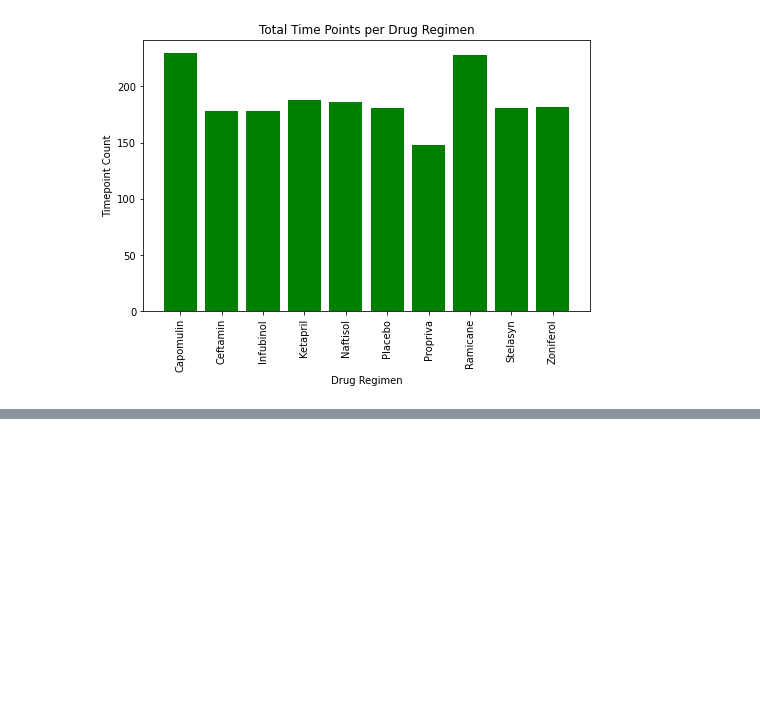
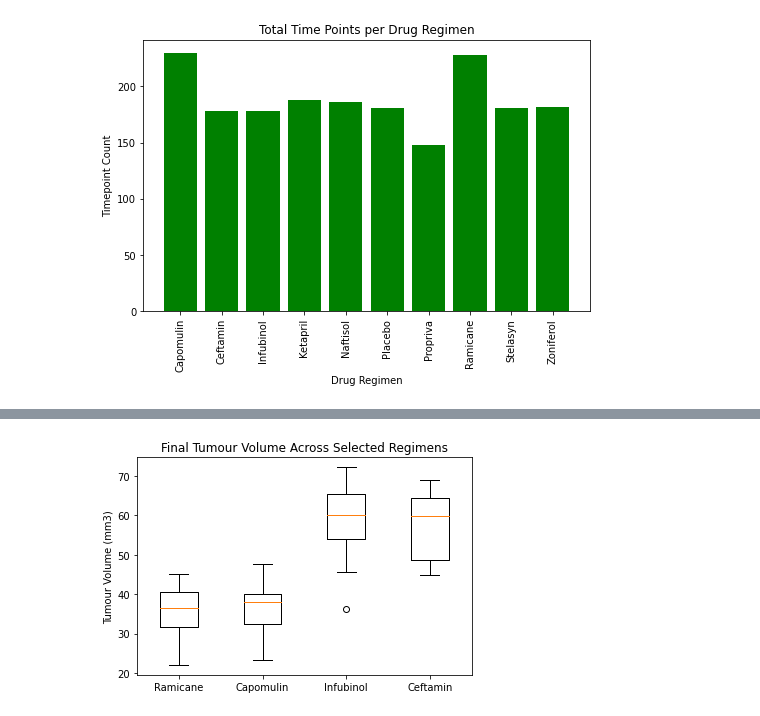
Before and after one commit to JoshMBell/Data_Visualization_Challenge, a Jupyter notebook: pymaceuticals_starter.ipynb, the cells around one changed output, grey strips where cells are left out. Saved outputs shown, nothing was run; the diff lists cells and outputs as text; code cells hidden in the pictures; blank space fills up the shorter version.

```diff
--- a/pymaceuticals_starter.ipynb
+++ b/pymaceuticals_starter.ipynb
@@ -191,3 +237,6 @@ plt.show()
 # %%
 #Calculate Quartiles, Find Outliers, and Create a Box Plot----------------------------------------------
-#prepare data in correct format/groups
+
+mouseID_timepoint_max = results_cleaned.groupby(["Mouse_ID", "Drug_Regimen"]).tail(1)
+print("Data containing the final timepoint for each unique Mouse_ID")
+mouseID_timepoint_max
@@ -204,0 +258,4 @@ plt.show()
+# %%
+treatments = ['Ramicane', 'Capomulin', 'Infubinol', 'Ceftamin']
+boxplot_groups = mouseID_timepoint_max[mouseID_timepoint_max['Drug_Regimen'].isin(treatments)]
+boxplot_groups
@@ -204,0 +276,19 @@ plt.show()
+# %%
+#Create a list that holds the treatment names as well as a second, empty list to hold the tumour volume data.
+treatments = ['Ramicane', 'Capomulin', 'Infubinol', 'Ceftamin']
+tumor_vol = []
+outliers = []
+
+for treatment in treatments:
+    regimen = boxplot_groups[boxplot_groups['Drug_Regimen'] == treatment]['Tumour_Volume_(mm3)']
+    tumor_vol.append(regimen.tolist())
+
+# Determine outliers using upper and lower bounds
+    quartiles = regimen.quantile([.25,.5,.75])
+    lowerq = quartiles[0.25]
+    upperq = quartiles[0.75]
+    iqr = upperq - lowerq
+    lower_bound = lowerq - (1.5*iqr)
+    upper_bound = upperq + (1.5*iqr)
+    outlier = regimen[(regimen < lower_bound) | (regimen > upper_bound)].tolist()
+    outliers.append(outlier)
@@ -205,6 +310,13 @@ plt.show()
 # %%
-#generate a box plot that shows the distribution of the final tumour volume for all the mice in each treatment group. Highlight any potential
-#outliers in the plot by changing their color and style.
+#generate a box plot that shows the distribution of the final tumour volume for all the mice in each treatment group.
+#Highlight any potential outliers in the plot by changing their color and style.
+fig1, ax1 = plt.subplots()
+ax1.set_title('Final Tumour Volume Across Selected Regimens')
+ax1.set_ylabel('Tumour Volume (mm3)')
+ax1.boxplot(tumor_vol, labels = treatments)
+plt.show()
+# %% [output]
+[figure, added]
 # %%
 #Create line and scatter plot----------------------------------------------------------------------------------------
 #get data in correct format
```
Also changed, not shown: parts of 16 cells of this notebook.
